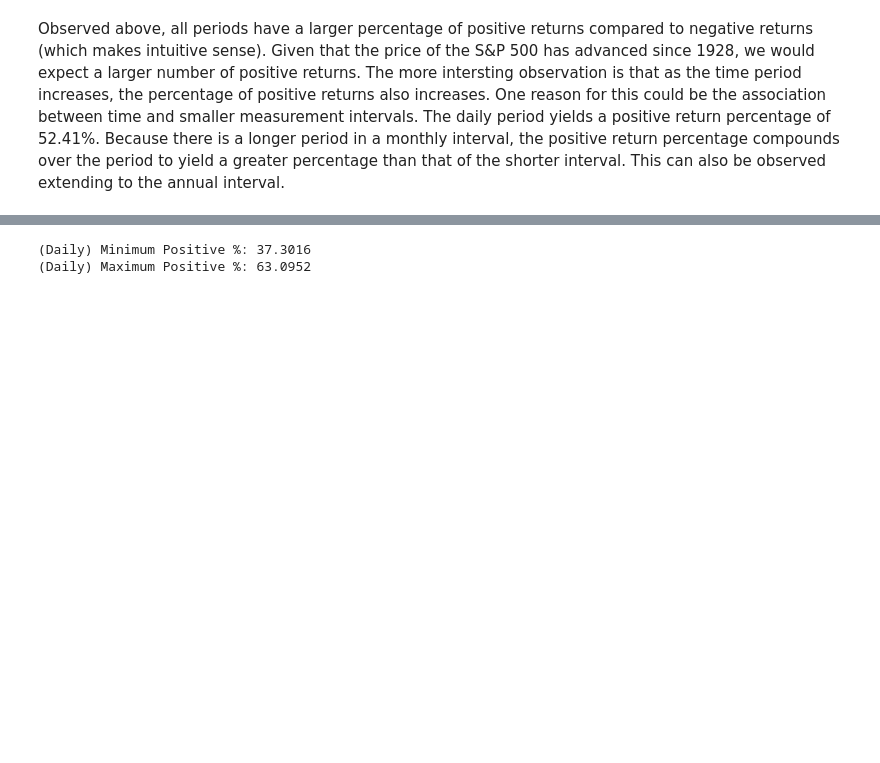
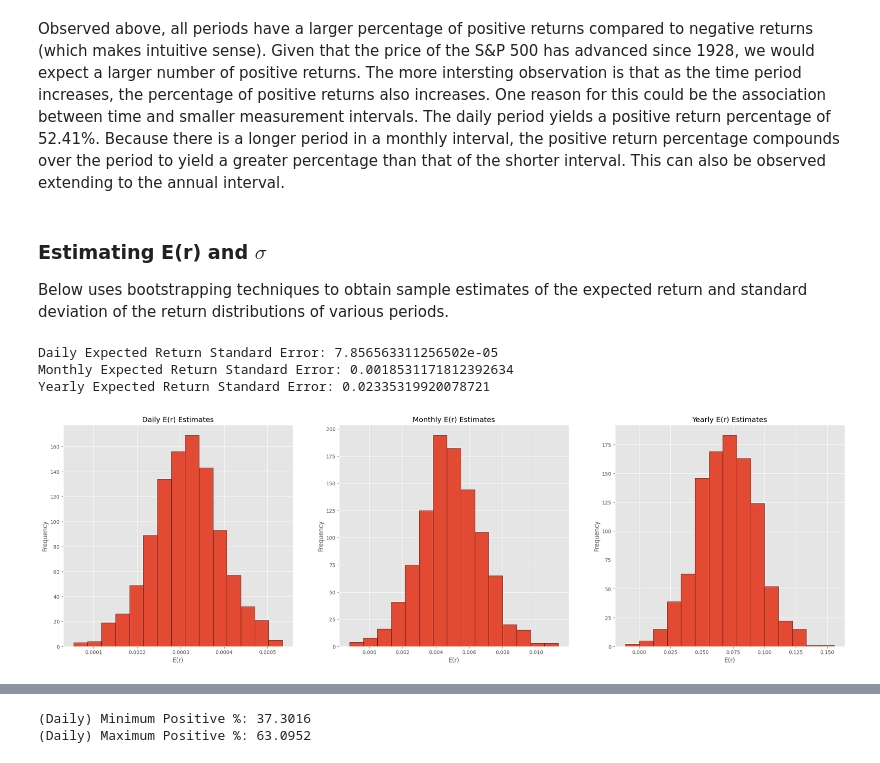
Before and after one commit to tzabcoder/QuantitativeFinance, a Jupyter notebook: General/return_behavior.ipynb, the cells around one changed output, grey strips where cells are left out. Drawn from its saved outputs; the diff is of its cells as text; code cells hidden in the pictures; blank space fills up the shorter version.

```diff
--- a/General/return_behavior.ipynb
+++ b/General/return_behavior.ipynb
@@ -87,2 +84,74 @@ Name: ^GSPC, dtype: float64
 # %% [markdown]
 Observed above, all periods have a larger percentage of positive returns compared to negative returns (which makes intuitive sense). Given that the price of the S&P 500 has advanced since 1928, we would expect a larger number of positive returns. The more intersting observation is that as the time period increases, the percentage of positive returns also increases. One reason for this could be the association between time and smaller measurement intervals. The daily period yields a positive return percentage of 52.41%. Because there is a longer period in a monthly interval, the positive return percentage compounds over the period to yield a greater percentage than that of the shorter interval. This can also be observed extending to the annual interval.
+# %% [markdown]
+### Estimating E(r) and $\sigma$
+Below uses bootstrapping techniques to obtain sample estimates of the expected return and standard deviation of the return distributions of various periods.
+# %%
+# Objective Function
+def expected_return(returns, idx):
+    """
+    * Calulates an estimated expected return based on historical
+    * return data.
+    """
+
+    return returns.loc[idx].mean()
+
+# Objective Function
+def standard_deviation(returns, idx):
+    """
+    * Calulates an estimated standard deviation based on historical
+    * return data.
+    """
+
+    return returns.loc[idx].std()
+# %%
+def bootstrapped_Er(func, data, replications=1000, seed=0):
+    # Seed the random range
+    rand_range = np.random.default_rng(seed)
+    n = len(data)
+
+    # Standard error estimates
+    se_first, se_second = 0, 0
+
+    # Initialize the expected return estimates to be zero
+    er_estimates = np.zeros(replications)
+
+    for i in range(replications):
+        # Extract the index range
+        idx = rand_range.choice(data.index, n, replace=True)
+
+        # Estimate the expected return
+        er_value = expected_return(data, idx)
+        er_estimates[i] = er_value
+
+        # Update the standard error parameters
+        se_first += er_value
+        se_second += er_value ** 2
+
+    return np.sqrt(se_second / replications - (se_first / replications) ** 2), er_estimates
+
+fig, axes = plt.subplots(1, 3, figsize=(28, 8))
+ncol = 0
+
+# Process all periods
+for col in data.columns:
+    if col != '^GSPC':
+        # Extract the expected return estimates and standard errors
+        er_standard_error, er_estimates = bootstrapped_Er(expected_return, data[col].dropna())
+
+        print(f'{col} Expected Return Standard Error: {er_standard_error}')
+
+        # Plot the estimates of the daily expected return
+        axes[ncol].hist(er_estimates, bins=15, edgecolor='black')
+        axes[ncol].set_title(f'{col} E(r) Estimates')
+        axes[ncol].set_xlabel('E(r)')
+        axes[ncol].set_ylabel('Frequency')
+
+        ncol += 1
+
+plt.show()
+# %% [output]
+Daily Expected Return Standard Error: 7.856563311256502e-05
+Monthly Expected Return Standard Error: 0.0018531171812392634
+Yearly Expected Return Standard Error: 0.02335319920078721
+[figure, added]
```
Also changed, not shown: parts of 6 cells of this notebook.
